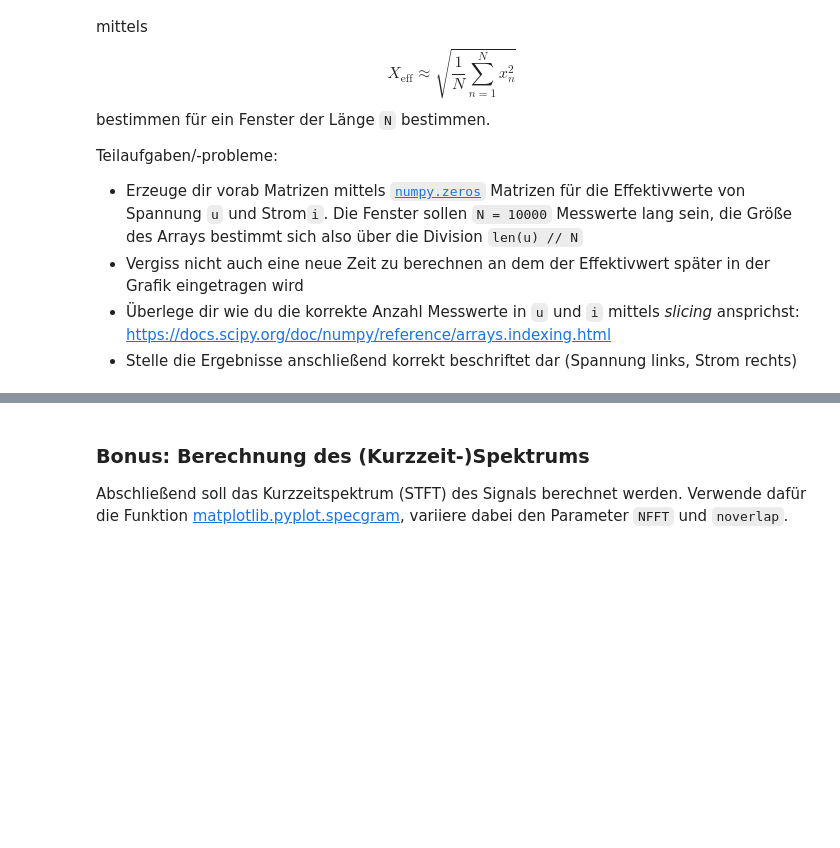
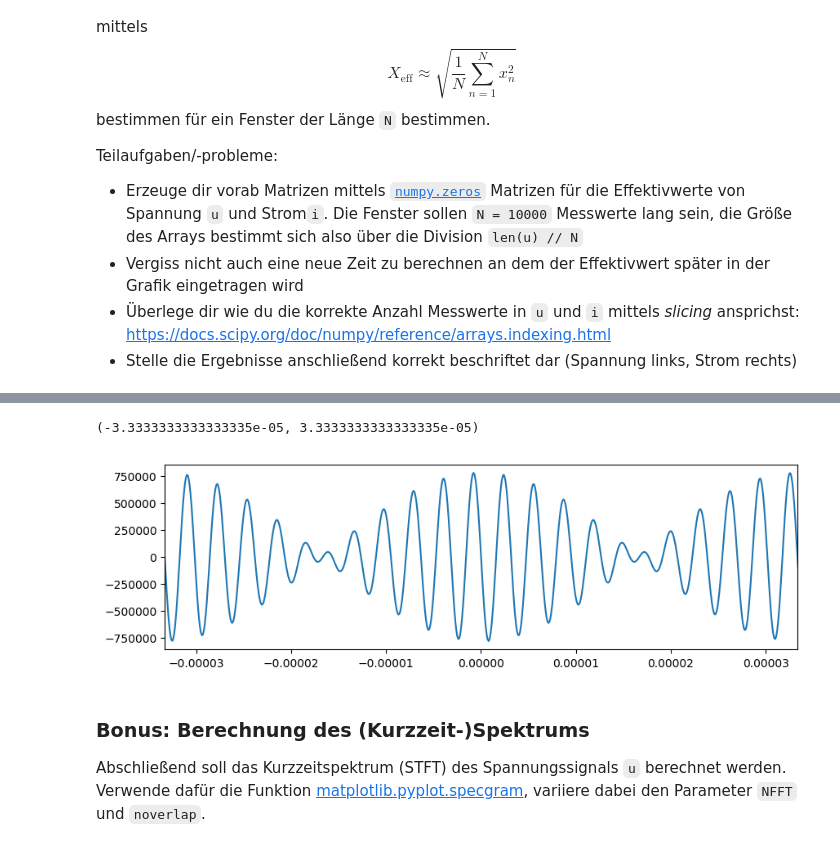
Before and after one commit to fgnt/python_crashkurs, a Jupyter notebook: aufgaben/03-02_Signal_Analysis_Solution.ipynb, the cells around one changed output, grey strips where cells are left out. Drawn from its saved outputs; the diff is of its cells as text; code cells hidden in the pictures; blank space fills up the shorter version.

```diff
--- a/aufgaben/03-02_Signal_Analysis_Solution.ipynb
+++ b/aufgaben/03-02_Signal_Analysis_Solution.ipynb
@@ -132,6 +136,16 @@ plt.show(fh)
+# %%
+from scipy.signal import correlate
+fh, ah = plt.subplots(1, 1)
+xcorr_u_i = correlate(u, i) * (1/(2*len(u)+1))
+lags = np.arange(-(len(u)-1)/fs, (len(u)-1)/fs, 1/fs)
+ah.plot(lags, xcorr_u_i)
+ah.set_xlim([-1/f1*10, 1/f1*10])
+# %% [output]
+(-3.3333333333333335e-05, 3.3333333333333335e-05)
+[figure, added]
 # %% [markdown]
 ### Bonus: Berechnung des (Kurzzeit-)Spektrums
-Abschließend soll das Kurzzeitspektrum (STFT) des Signals berechnet werden. Verwende dafür die Funktion [matplotlib.pyplot.specgram](https://matplotlib.org/api/_as_gen/matplotlib.pyplot.specgram.html), variiere dabei den Parameter `NFFT` und `noverlap`.
+Abschließend soll das Kurzzeitspektrum (STFT) des Spannungssignals `u` berechnet werden. Verwende dafür die Funktion [matplotlib.pyplot.specgram](https://matplotlib.org/api/_as_gen/matplotlib.pyplot.specgram.html), variiere dabei den Parameter `NFFT` und `noverlap`.
 # %%
 fh, ah = plt.subplots(1, 1)
 _, _, _, im = ah.specgram(u, Fs=fs, NFFT=2**15)
```
Also changed, not shown: parts of 5 cells of this notebook.
